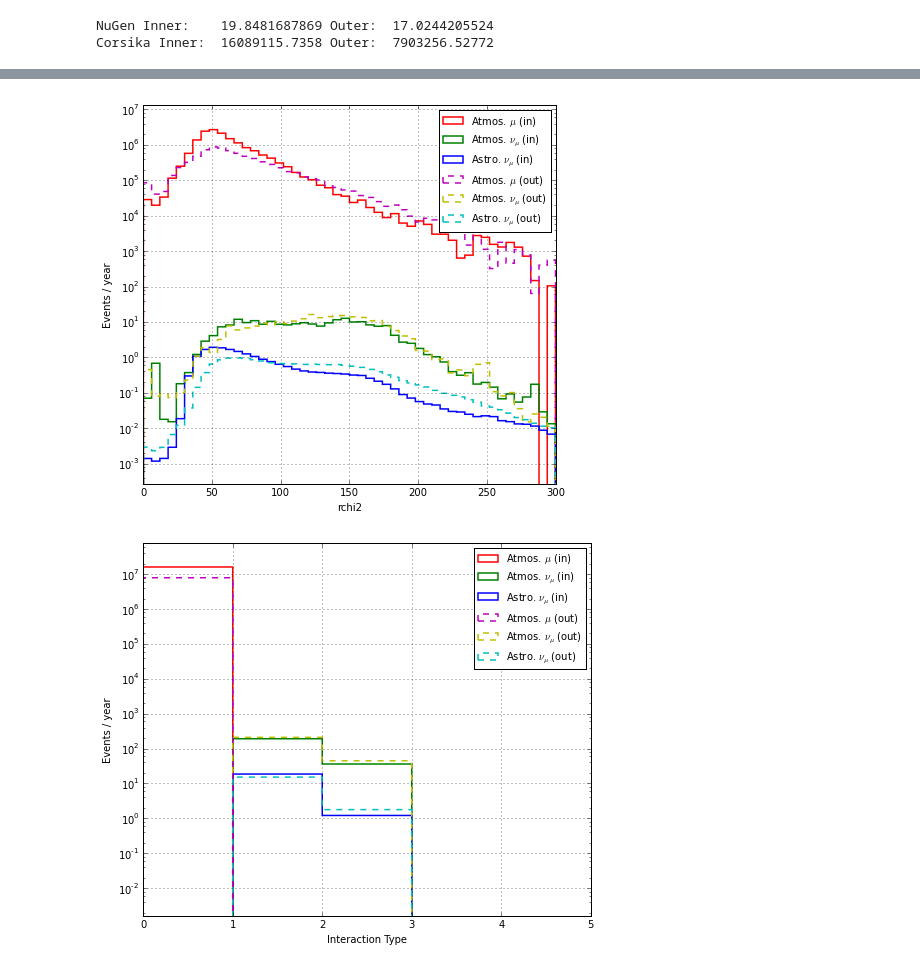
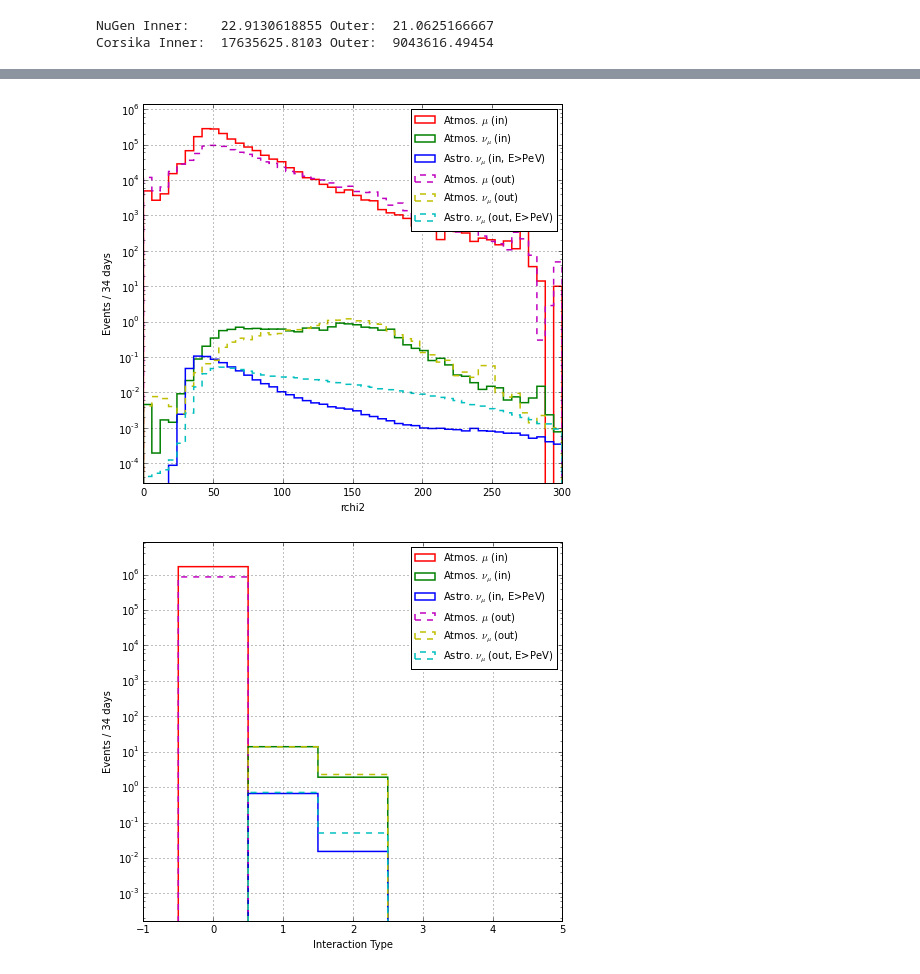
Before and after one commit to mrelich/MultiPeVNotebooks, a Jupyter notebook: EHERedefined.ipynb, the cells around one changed output, grey strips where cells are left out. Saved outputs shown, nothing was run; the diff lists cells and outputs as text; code cells hidden in the pictures.

```diff
--- a/EHERedefined.ipynb
+++ b/EHERedefined.ipynb
@@ -8,6 +8,9 @@ from root_numpy import root2array
 import Constants as C
 from WeightTool import WeightTool
 from matplotlib.colors import LogNorm
+from Loader import Loader
 
 from PlotTool import PlotTool
 from Cuts import qratio, getQAB, qlayerCut
+
+savedir = '../plots/eheredefined/'
@@ -75,32 +26,37 @@ d_numu['w'] = pd.Series(w_atmos)
 # %%
 # Break data set into inner and outter portions
-d_numu_in  = qlayerCut(d_numu, True, 0.8)
-d_numu_out = qlayerCut(d_numu, False, 0.8)
-d_cor_in   = qlayerCut(d_cor, True, 0.8)
-d_cor_out  = qlayerCut(d_cor, False, 0.8)
+d_numu_in  = qlayerCut(dt_numu, True, 0.8)
+d_numu_out = qlayerCut(dt_numu, False, 0.8)
+d_cor_in   = qlayerCut(dt_cor, True, 0.8)
+d_cor_out  = qlayerCut(dt_cor, False, 0.8)
 
-print "NuGen Inner:   ", sum(d_numu_in['wE2']), "Outer: ", sum(d_numu_out['wE2'])
-print "Corsika Inner: ", sum(d_cor_in['w']), "Outer: ", sum(d_cor_out['w'])
+sf = 364 / 34.7
+print "NuGen Inner:   ", sum(d_numu_in['wE2']) * sf, "Outer: ", sum(d_numu_out['wE2']) * sf
+print "Corsika Inner: ", sum(d_cor_in['w'])* sf, "Outer: ", sum(d_cor_out['w']) * sf
 # %% [output]
-NuGen Inner:    19.8481687869 Outer:  17.0244205524
-Corsika Inner:  16089115.7358 Outer:  7903256.52772
+NuGen Inner:    22.9130618855 Outer:  21.0625166667
+Corsika Inner:  17635625.8103 Outer:  9043616.49454
 # %%
+# We are concerned with PeV events so pull those off
+d_numupev_in = d_numu_in[ np.log10(d_numu_in['PrimaryNeutrinoEnergy']) >= 6]
+d_numupev_out = d_numu_out[ np.log10(d_numu_out['PrimaryNeutrinoEnergy']) >= 6]
+
 # To make things easier for plotting make dictionary
-info = {'data' : [d_cor_in, d_numu_in, d_numu_in,
-                  d_cor_out, d_numu_out, d_numu_out],
+info = {'data' : [d_cor_in, d_numu_in, d_numupev_in,
+                  d_cor_out, d_numu_out, d_numupev_out],
         'col' : ['r','g','b','m','y','c'],
         'lbl' : [r'Atmos. $\mu$ (in)',
                  r'Atmos. $\nu_{\mu}$ (in)',
-                 r'Astro. $\nu_{\mu}$ (in)',
+                 r'Astro. $\nu_{\mu}$ (in, E>PeV)',
                  r'Atmos. $\mu$ (out)',
                  r'Atmos. $\nu_{\mu}$ (out)',
-                 r'Astro. $\nu_{\mu}$ (out)'],
+                 r'Astro. $\nu_{\mu}$ (out, E>PeV)'],
         'ls'  : ['solid','solid','solid','dashed','dashed','dashed'],
         'w'   : ['w','w','wE2','w','w','wE2']
         }
 # %%
 # Simple method to plot basic vars
-def plot(info, var, xl, nbins, xmin, xmax, logy, ysf=1e-10):
+def plot(info, var, xl, nbins, xmin, xmax, logy, sname, ysf=1e-10):
     fig, ax = plt.subplots(ncols=1,figsize=(7,6))
     ymax = -9999
     for i in range(len(info['data'])):
@@ -128,6 +84,7 @@ def plot(info, var, xl, nbins, xmin, xmax, logy, ysf=1e-10):
         plt.ylim([ymax*ysf,5*ymax])
     plt.legend(loc='best',fontsize='medium')
     plt.grid()
+    plt.savefig(savedir+sname+'.png')
 # %%
 # Ok so now we are at the starting point for the EHE online alert. From
 # here we normally proceed with the total combined event counts. What might
@@ -136,10 +93,10 @@ def plot(info, var, xl, nbins, xmin, xmax, logy, ysf=1e-10):
 # based on how close/far it is away from the detector.
 
 #Plot some basic variables
-plot(info, 'cos(ImpLF_zen)',r'cos($\theta$)',50,-1,1,True)
-plot(info,'log10(hs_q_tot_pulses)','log10(NPE)',50,3,7,True)
-plot(info,'hm_nhit_doms','Nhit Doms',50,0,1500,True)
-plot(info,'ImpLF_rchi2','rchi2',50,0,300,True)
-plot(info,'InteractionType','Interaction Type',5,0,5,True)
+plot(info, 'cos(ImpLF_zen)',r'cos($\theta$)',50,-1,1,True,'baseline/coszen')
+plot(info,'log10(hs_q_tot_pulses)','log10(NPE)',50,3,7,True,'baseline/lognpe')
+plot(info,'hm_nhit_doms','Nhit Doms',50,0,1500,True,'baseline/ndoms')
+plot(info,'ImpLF_rchi2','rchi2',50,0,300,True,'baseline/rchi2')
+plot(info,'InteractionType','Interaction Type',5,-0.5,4.5,True,'baseline/inttype')
 plt.show()
 # %% [output]
@@ -149,2 +106,2 @@ plt.show()
-[figure, old version]
+[figure, new version]
-[figure, old version]
+[figure, new version]
```
Also changed, not shown: parts of 17 cells of this notebook, 8 other files.
